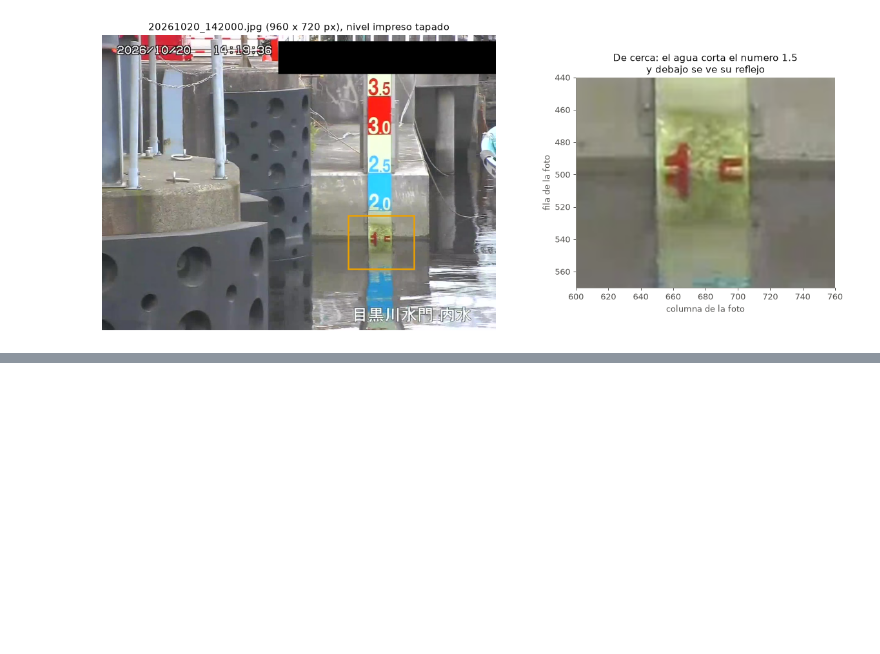
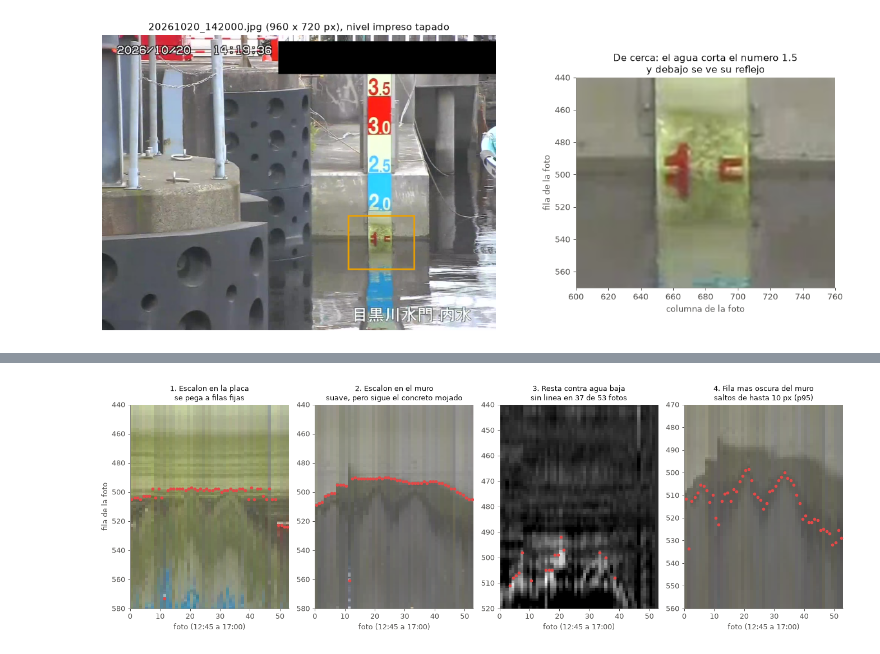
Before and after one commit to SCaballero427/medicion-de-nivel-en-canales-abiertos, a Jupyter notebook: 01_meguro_algoritmo_basico/01_meguro_algoritmo_basico.ipynb, the cells around one changed output, grey strips where cells are left out. Drawn from its saved outputs; the diff is of its cells as text; code cells hidden in the pictures; blank space fills up the shorter version.

```diff
--- a/01_meguro_algoritmo_basico/01_meguro_algoritmo_basico.ipynb
+++ b/01_meguro_algoritmo_basico/01_meguro_algoritmo_basico.ipynb
@@ -119,0 +138,78 @@ plt.tight_layout()
+# %%
+def escalon(p, w=4):
+    # cuanto baja el brillo al pasar de las w filas de arriba a las w filas de abajo
+    s = np.zeros(len(p))
+    for r in range(w, len(p) - w):
+        s[r] = p[r - w:r].mean() - p[r:r + w].mean()
+    return s
+
+
+def quimograma(x0, x1, y0, y1):
+    # una columna por foto: el color medio de cada fila de la tira
+    return np.stack([imgs[a][y0:y1, x0:x1].mean(1) for a in fotos], 1).astype(np.uint8)[..., ::-1]
+
+
+def luminancia(a):
+    return cv2.cvtColor(imgs[a], cv2.COLOR_BGR2LAB)[..., 0].astype(np.float32)
+
+
+n = len(fotos)
+
+# Idea 1 y 2: mayor escalon en la placa (columnas sin numero) y en el muro de la derecha
+Y0, Y1 = 440, 580
+PLACA, MURO = (674, 686), (715, 745)
+fila_placa = np.array([Y0 + int(np.argmax(escalon(gris(imgs[a])[Y0:Y1, PLACA[0]:PLACA[1]].mean(1)))) for a in fotos])
+fila_muro = np.array([Y0 + int(np.argmax(escalon(gris(imgs[a])[Y0:Y1, MURO[0]:MURO[1]].mean(1)))) for a in fotos])
+
+# Idea 3: resta contra la foto de agua mas baja (17:00), en luminancia
+L_ref = luminancia(fotos[-1])
+R0, R1, SECO, BUSCA = 440, 520, (445, 480), (482, 516)
+UMBRAL, SEGUIDAS = 8, 4
+
+
+def perfil_resta(a):
+    d = np.median(L_ref[R0:R1, 652:704] - luminancia(a)[R0:R1, 652:704], axis=1)   # positivo = mas oscuro que la referencia
+    d = d - np.median(d[SECO[0] - R0:SECO[1] - R0])                                # lo que cambia toda la placa (la luz) fuera
+    return np.convolve(d, np.ones(3) / 3, "same")
+
+
+def primera_fila(d):
+    for r in range(BUSCA[0] - R0, BUSCA[1] - R0 - SEGUIDAS + 1):
+        if (d[r:r + SEGUIDAS] > UMBRAL).all():
+            return R0 + r
+    return np.nan
+
+
+perfiles = np.array([perfil_resta(a) for a in fotos]).T
+fila_resta = np.array([primera_fila(perfiles[:, i]) for i in range(n)])
+
+# Idea 4: la fila mas oscura del muro, a cada lado de la placa
+O0, O1 = 470, 560
+
+
+def mas_oscura(L, x0, x1, w=5):
+    p = np.convolve(L[O0:O1, x0:x1].mean(1), np.ones(w) / w, "valid")
+    return O0 + w // 2 + int(np.argmin(p))
+
+
+fila_oscura = np.array([(mas_oscura(luminancia(a), 620, 642) + mas_oscura(luminancia(a), 712, 734)) / 2 for a in fotos])
+
+fig, ax = plt.subplots(1, 4, figsize=(15, 5.2))
+paneles = [(quimograma(*PLACA, Y0, Y1), (Y0, Y1), fila_placa, "1. Escalon en la placa\nse pega a filas fijas"),
+           (quimograma(*MURO, Y0, Y1), (Y0, Y1), fila_muro, "2. Escalon en el muro\nsuave, pero sigue el concreto mojado"),
+           (None, (R0, R1), fila_resta, "3. Resta contra agua baja\nsin linea en %d de %d fotos" % (np.isnan(fila_resta).sum(), n)),
+           (quimograma(620, 642, O0, O1), (O0, O1), fila_oscura, "4. Fila mas oscura del muro\nsaltos de hasta %.0f px (p95)"
+            % np.percentile(np.abs(np.diff(fila_oscura)), 95))]
+for a, (k, (y0, y1), filas, titulo) in zip(ax, paneles):
+    if k is None:
+        a.imshow(perfiles, cmap="gray", vmin=-5, vmax=25, aspect="auto", extent=[0, n, y1, y0], interpolation="nearest")
+    else:
+        a.imshow(k, aspect="auto", extent=[0, n, y1, y0], interpolation="nearest")
+    a.plot(np.arange(n) + 0.5, filas, ".", color=ROJO, ms=7)
+    a.set_title(titulo, fontsize=10.5, color=TINTA); a.set_xlabel("foto (12:45 a 17:00)")
+ax[0].set_ylabel("fila de la foto")
+plt.tight_layout()
+print("Idea 1, filas mas repetidas:", pd.Series(fila_placa).value_counts().head(4).to_dict())
+print("Idea 2, ultima foto (17:00): fila %d" % fila_muro[-1])
+print("Idea 3, fotos sin linea: %d de %d" % (np.isnan(fila_resta).sum(), n))
+# %% [output]
@@ -119,0 +219 @@ plt.tight_layout()
+[figure, added]
```
Also changed, not shown: parts of 4 cells of this notebook.
